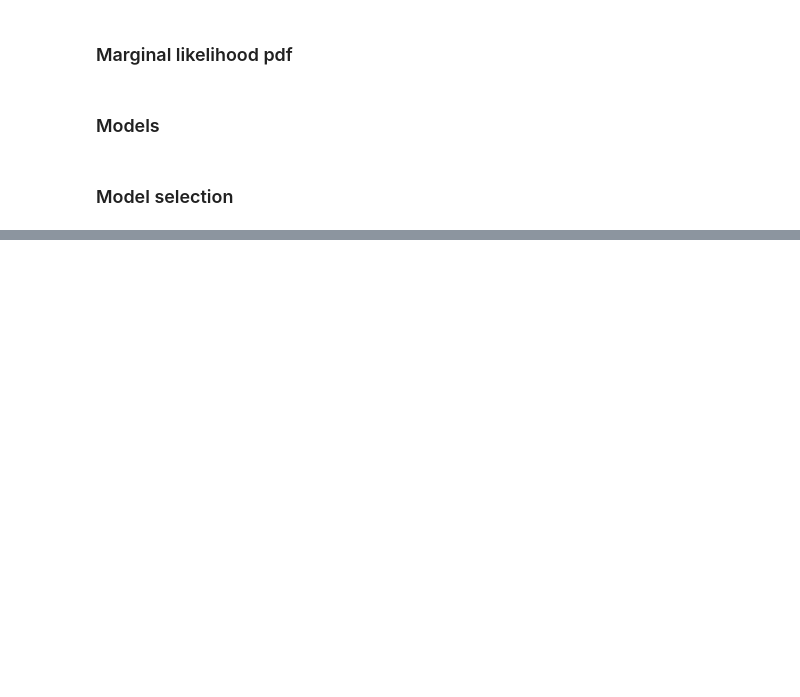
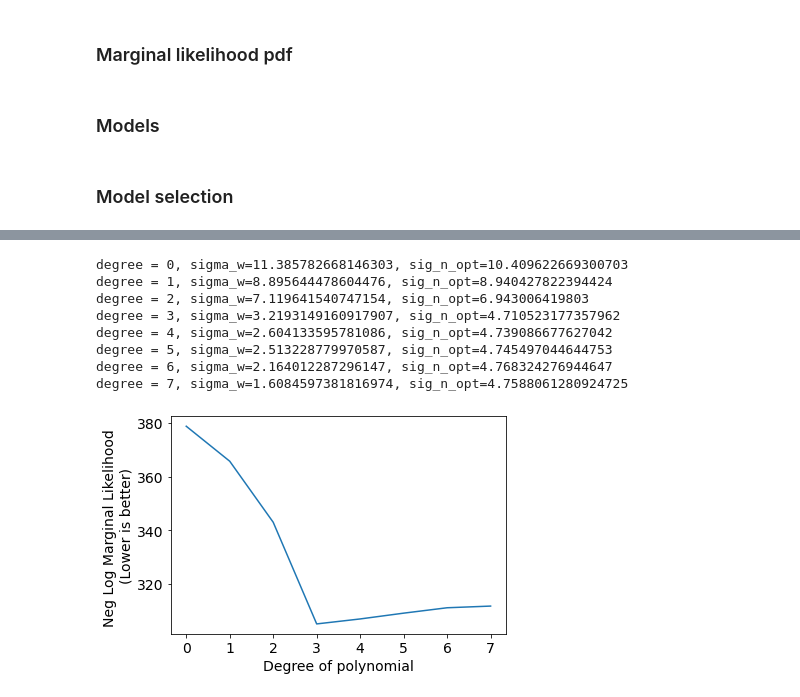
Before and after one commit to explain-ml/explain-ml-deprecated, a Jupyter notebook: notebooks/2021-March-29-bayesian-model-selection.ipynb, the cells around one changed output, grey strips where cells are left out. Drawn from its saved outputs; the diff is of its cells as text; code cells hidden in the pictures; blank space fills up the shorter version.

```diff
--- a/notebooks/2021-March-29-bayesian-model-selection.ipynb
+++ b/notebooks/2021-March-29-bayesian-model-selection.ipynb
@@ -51,0 +59,30 @@ plt.xticks(range(len(scores)));
+# %%
+def NegLogMarginalLikelihoodPdf(params, x, y): # Negative log marginal likelihood (written in GP fashion)
+    sigma_n, sigma_w = params
+    K = (x@x.T)*sigma_w**2 + np.eye(N)*sigma_n**2
+    K_inv = np.linalg.pinv(K)
+    nll = 0.5*y.T@K_inv@y + 0.5*np.log(np.linalg.det(K)) + (len(y)/2)*np.log(2*np.pi)
+    return nll[0,0]
+# %%
+scores = []
+sig_w = 1.
+sig_n = 1.
+for i, x_M in enumerate([x_M0, x_M1, x_M2, x_M3, x_M4, x_M5, x_M6, x_M7]):
+    result = minimize(fun=NegLogMarginalLikelihoodPdf, x0=(sig_n, sig_w), args=(x_M, y))
+    sig_n_opt, sig_w_opt = result.x
+    print(f'degree = {i}, sigma_w={sig_w_opt}, sig_n_opt={sig_n_opt}')
+    scores.append(NegLogMarginalLikelihoodPdf((sig_n_opt, sig_w_opt), x_M, y))
+plt.plot(scores);
+plt.xlabel('Degree of polynomial');
+plt.ylabel('Neg Log Marginal Likelihood \n(Lower is better)');
+plt.xticks(range(len(scores)));
+# %% [output]
+degree = 0, sigma_w=11.385782668146303, sig_n_opt=10.409622669300703
+degree = 1, sigma_w=8.895644478604476, sig_n_opt=8.940427822394424
+degree = 2, sigma_w=7.119641540747154, sig_n_opt=6.943006419803
+degree = 3, sigma_w=3.2193149160917907, sig_n_opt=4.710523177357962
+degree = 4, sigma_w=2.604133595781086, sig_n_opt=4.739086677627042
+degree = 5, sigma_w=2.513228779970587, sig_n_opt=4.745497044644753
+degree = 6, sigma_w=2.164012287296147, sig_n_opt=4.768324276944647
+degree = 7, sigma_w=1.6084597381816974, sig_n_opt=4.7588061280924725
+[figure, added]
```
Also changed, not shown: parts of 6 cells of this notebook, 1 other file.
